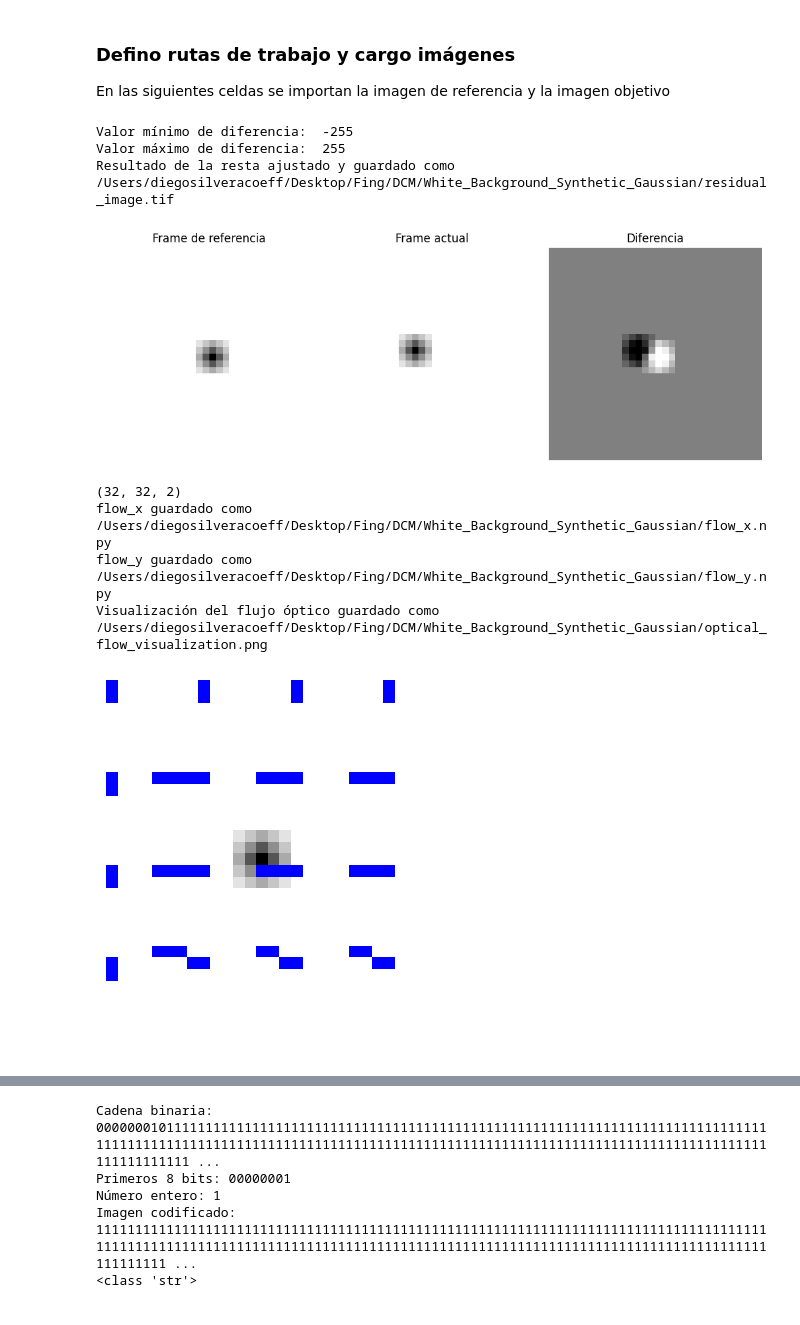
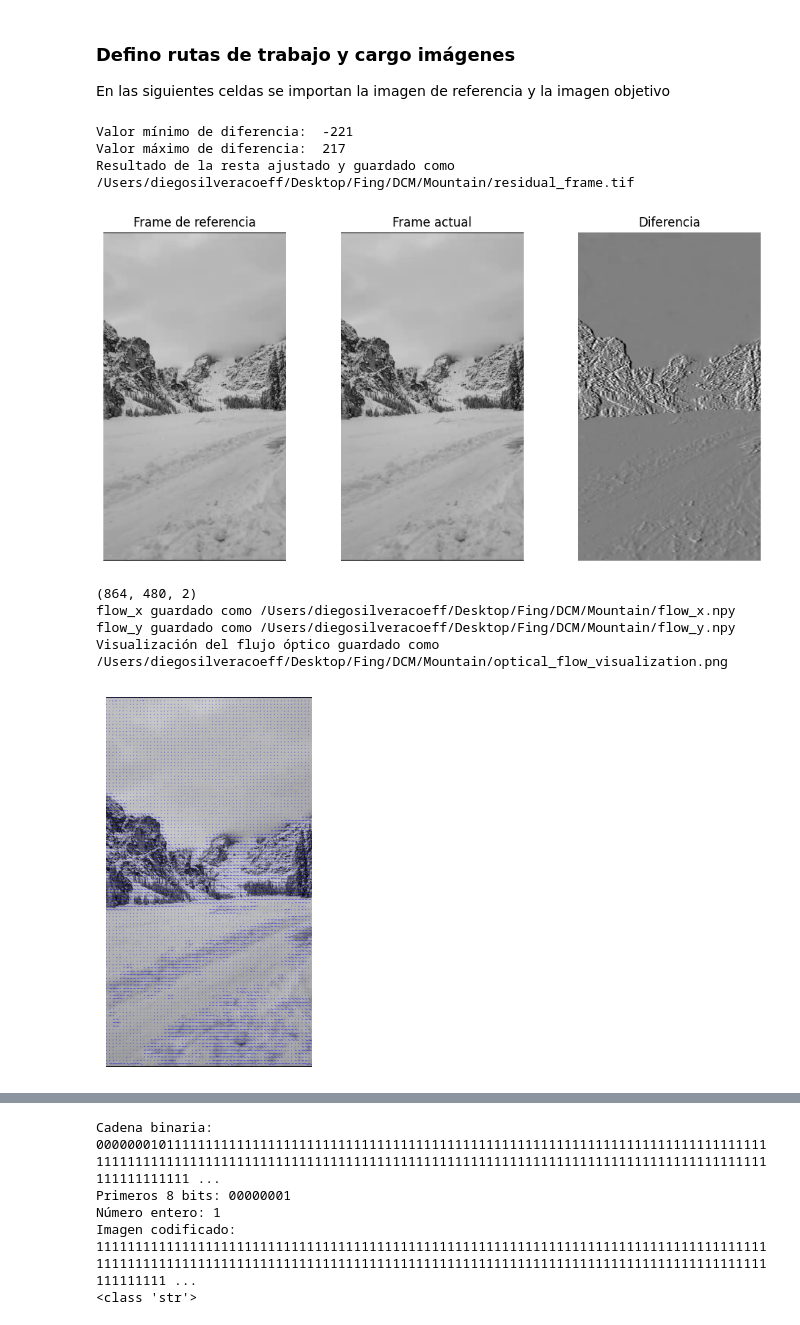
Before and after one commit to DiegoSC13/DCM_proyect, a Jupyter notebook: scripts/encoder.ipynb, the cells around one changed output, grey strips where cells are left out. Cells and saved outputs as stored; diff of their text form; code cells hidden in the pictures.

```diff
--- a/scripts/encoder.ipynb
+++ b/scripts/encoder.ipynb
@@ -16,28 +16,32 @@ Frame 33 guardado como /Users/diegosilveracoeff/Desktop/Fing/DCM/frame_33.png
 
 En las siguientes celdas se importan la imagen de referencia y la imagen objetivo
 # %%
-folder_path = '/Users/diegosilveracoeff/Desktop/Fing/DCM/White_Background_Synthetic_Gaussian'
+# folder_path = '/Users/diegosilveracoeff/Desktop/Fing/DCM/Synthetic_Gaussian'
+# reference_frame_path = os.path.join(folder_path, 'DCM_reference_image.tif')
+# current_frame_path = os.path.join(folder_path, 'DCM_7x3_image.tif')
+# residual_1_path = os.path.join(folder_path, 'residual_image.tif')
 
-reference_frame_path = os.path.join(folder_path, 'DCM_reference_image.tif')
-current_frame_path = os.path.join(folder_path, 'DCM_7x3_image.tif')
-residual_1_path = os.path.join(folder_path, 'residual_image.tif')
+folder_path = '/Users/diegosilveracoeff/Desktop/Fing/DCM/Mountain'
+reference_frame_path = os.path.join(folder_path, 'frame_32.tif')
+current_frame_path = os.path.join(folder_path, 'frame_33.tif')
+residual_1_path = os.path.join(folder_path, 'residual_frame.tif')
 
 tittles = ['Frame de referencia','Frame actual','Diferencia']
 
 subtract_frames(current_frame_path, reference_frame_path, residual_1_path, clip=True)
 
 plot_three_images(reference_frame_path, current_frame_path, residual_1_path, tittles)
 # %% [output]
-Valor mínimo de diferencia:  -255
-Valor máximo de diferencia:  255
-Resultado de la resta ajustado y guardado como /Users/diegosilveracoeff/Desktop/Fing/DCM/White_Background_Synthetic_Gaussian/residual_image.tif
+Valor mínimo de diferencia:  -221
+Valor máximo de diferencia:  217
+Resultado de la resta ajustado y guardado como /Users/diegosilveracoeff/Desktop/Fing/DCM/Mountain/residual_frame.tif
-[figure, old version]
+[figure, new version]
 # %%
 optical_flow(current_frame_path, reference_frame_path, folder_path)
 # %% [output]
-(32, 32, 2)
-flow_x guardado como /Users/diegosilveracoeff/Desktop/Fing/DCM/White_Background_Synthetic_Gaussian/flow_x.npy
-flow_y guardado como /Users/diegosilveracoeff/Desktop/Fing/DCM/White_Background_Synthetic_Gaussian/flow_y.npy
-Visualización del flujo óptico guardado como /Users/diegosilveracoeff/Desktop/Fing/DCM/White_Background_Synthetic_Gaussian/optical_flow_visualization.png
+(864, 480, 2)
+flow_x guardado como /Users/diegosilveracoeff/Desktop/Fing/DCM/Mountain/flow_x.npy
+flow_y guardado como /Users/diegosilveracoeff/Desktop/Fing/DCM/Mountain/flow_y.npy
+Visualización del flujo óptico guardado como /Users/diegosilveracoeff/Desktop/Fing/DCM/Mountain/optical_flow_visualization.png
-[figure, old version]
+[figure, new version]
 # %%
```
Also changed, not shown: parts of 10 cells of this notebook, 1 other file.
